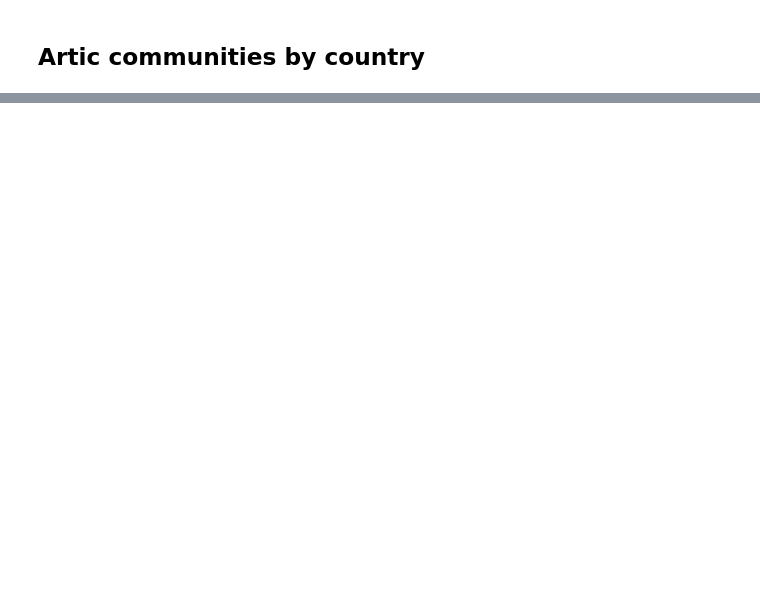
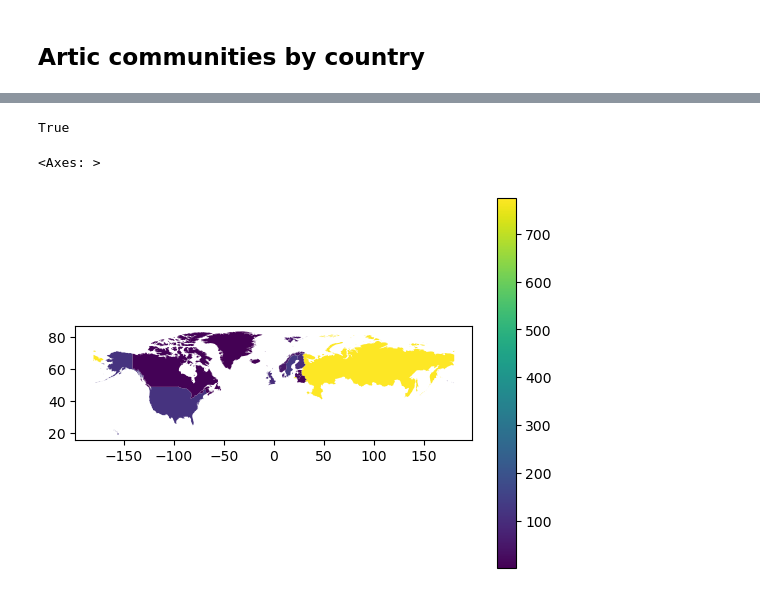
Before and after one commit to IsabellaSegarra/eds220-2025-in-class, a Jupyter notebook: week6-reprojecting.ipynb, the cells around one changed output, grey strips where cells are left out. Saved outputs shown, nothing was run; the diff lists cells and outputs as text; code cells hidden in the pictures; blank space fills up the shorter version.

```diff
--- a/week6-reprojecting.ipynb
+++ b/week6-reprojecting.ipynb
@@ -38,0 +145,5 @@ n_comms
+# %%
+n_comms = pd.merge(n_comms,
+                   country_names,
+                   how = 'left',
+                   on = 'country')
@@ -38,0 +157,8 @@ n_comms
+# %%
+arctic_countries = pd.merge(countries, n_comms,
+                           how = 'inner',
+                           on = 'admin')
+# %%
+# Update index
+arctic_countries= arctic_countries.set_index('admin')
+arctic_countries.head()
@@ -38,0 +173,13 @@ n_comms
+# %%
+# Check Aland Islands is nowhere in data frame
+'Aland Islands' not in countries.values
+# %% [output]
+True
+# %%
+arctic_countries.at['Finland', 'n_communities'] += 1
+# %%
+arctic_countries.plot(column='n_communities',
+                      legend=True)
+# %% [output]
+<Axes: >
+[figure, added]
```
Also changed, not shown: parts of 20 cells of this notebook.
